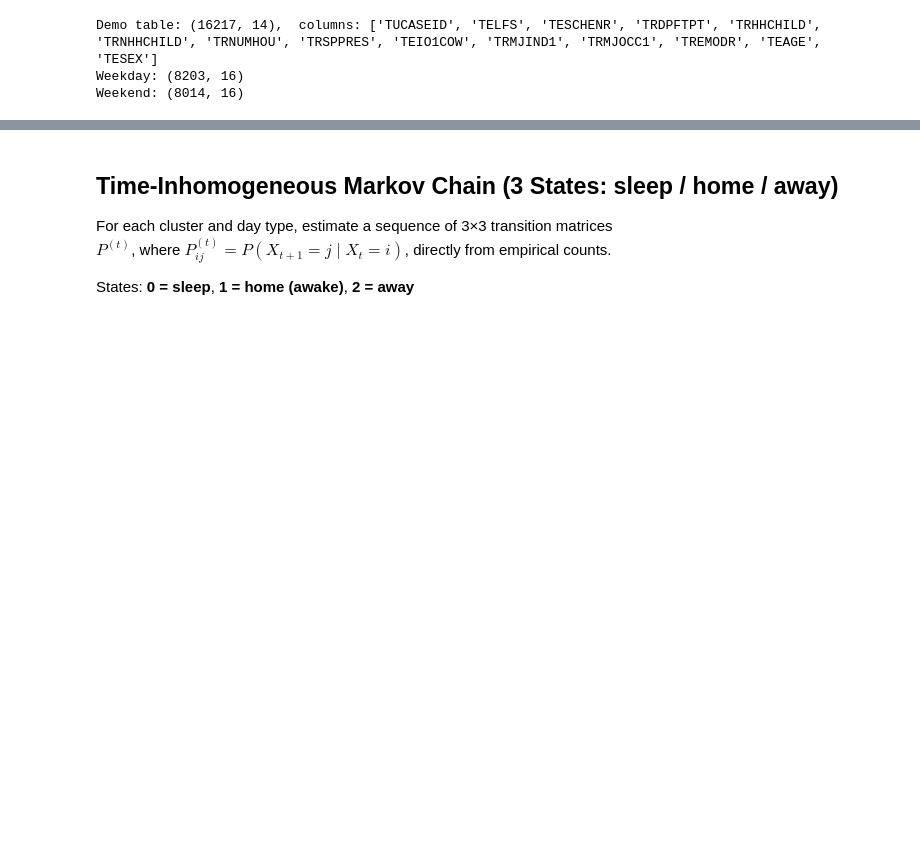
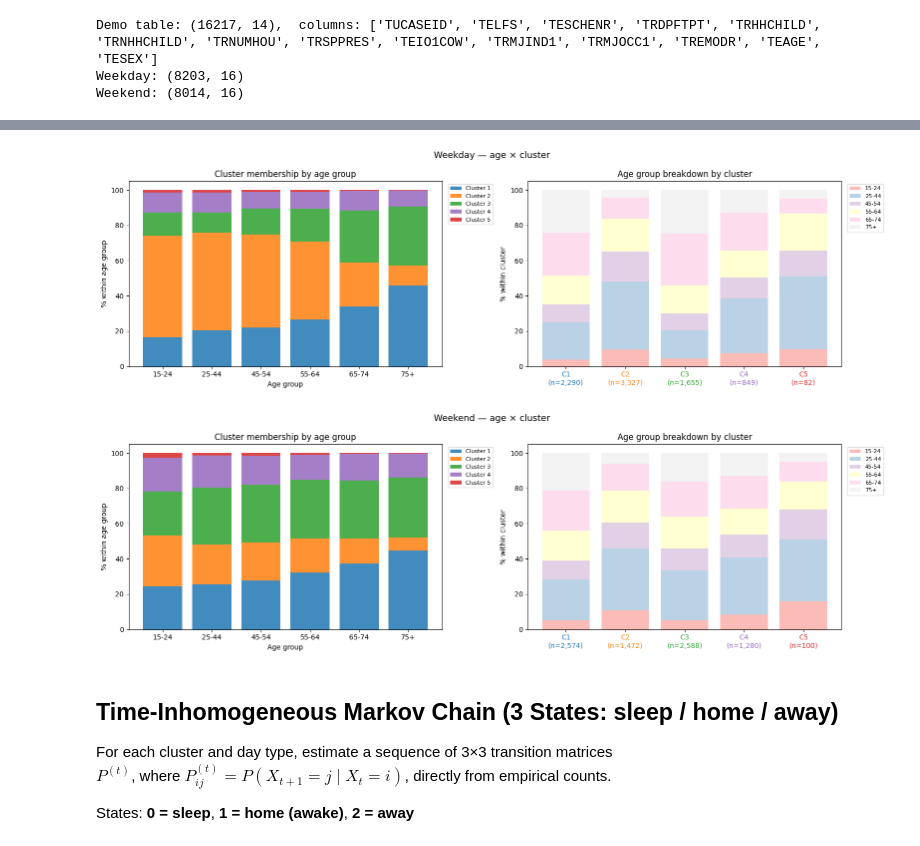
Before and after one commit to AmberJiayuSu/OBGeneration, a Jupyter notebook: assumption/clustered_MC.ipynb, the cells around one changed output, grey strips where cells are left out. Saved outputs shown, nothing was run; the diff lists cells and outputs as text; code cells hidden in the pictures; blank space fills up the shorter version.

```diff
--- a/assumption/clustered_MC.ipynb
+++ b/assumption/clustered_MC.ipynb
@@ -605,3 +652,66 @@ plot_age_cluster(demo_we, 'Weekend', 'we')
+# %%
+# ── Best scheme from Cramér's V: 6B — merge 25-44 ────────────────────────────
+AGE_BINS   = [15, 25, 45, 55, 65, 75, 90]
+AGE_LABELS = ['15-24', '25-44', '45-54', '55-64', '65-74', '75+']
+
+def plot_age_cluster(demo_df, daytype, tag):
+    df = demo_df[['cluster', 'TEAGE']].dropna().copy()
+    df['age_group'] = pd.cut(df['TEAGE'], bins=AGE_BINS, labels=AGE_LABELS, right=False)
+
+    meta      = cluster_meta[tag]
+    color_map = meta['color_map']
+    rank_map  = meta['rank_map']
+    order     = meta['order']           # raw cluster indices in display order
+    clusters  = list(order)
+    k         = len(clusters)
+
+    fig, axes = plt.subplots(1, 2, figsize=(16, 5))
+    fig.suptitle(f'{daytype} — age × cluster', fontsize=13)
+
+    # Panel 1: within each age group, % in each cluster (display order)
+    ax = axes[0]
+    age_cluster     = df.groupby(['age_group', 'cluster'], observed=True).size().unstack(fill_value=0)
+    age_cluster_pct = age_cluster.div(age_cluster.sum(axis=1), axis=0) * 100
+    bottom = np.zeros(len(AGE_LABELS))
+    for c in clusters:
+        if c not in age_cluster_pct.columns:
+            continue
+        vals = [age_cluster_pct.loc[a, c] if a in age_cluster_pct.index else 0 for a in AGE_LABELS]
+        ax.bar(AGE_LABELS, vals, bottom=bottom,
+               color=color_map[c], label=f'Cluster {rank_map[c]}', alpha=0.85)
+        bottom += np.array(vals)
+    ax.set_xlabel('Age group'); ax.set_ylabel('% within age group')
+    ax.set_title('Cluster membership by age group')
+    ax.legend(fontsize=8, bbox_to_anchor=(1.01, 1), loc='upper left')
+
+    # Panel 2: within each cluster, age group breakdown (x-axis in display order)
+    ax = axes[1]
+    grp_colors = plt.cm.Pastel1(np.linspace(0, 1, len(AGE_LABELS)))
+    bottom = np.zeros(k)
+    for j, ag in enumerate(AGE_LABELS):
+        vals = [(df[df['cluster'] == c]['age_group'] == ag).sum() /
+                max((df['cluster'] == c).sum(), 1) * 100
+                for c in clusters]
+        ax.bar(range(k), vals, bottom=bottom, color=grp_colors[j], label=ag, alpha=0.9)
+        bottom += np.array(vals)
+    # Color x-tick labels to match centroid plot
+    ax.set_xticks(range(k))
+    xticklabels = ax.set_xticklabels(
+        [f'C{rank_map[c]}\n(n={( demo_df["cluster"]==c).sum():,})' for c in clusters])
+    for lbl, c in zip(xticklabels, clusters):
+        lbl.set_color(color_map[c])
+    ax.set_ylabel('% within cluster')
+    ax.set_title('Age group breakdown by cluster')
+    ax.legend(fontsize=8, bbox_to_anchor=(1.01, 1), loc='upper left')
+
+    plt.tight_layout()
+    plt.show()
+
+plot_age_cluster(demo_wd, 'Weekday', 'wd')
+plot_age_cluster(demo_we, 'Weekend', 'we')
+# %% [output]
+[figure, added]
+[figure, added]
 # %% [markdown]
 ## Time-Inhomogeneous Markov Chain (3 States: sleep / home / away)
 
```
Also changed, not shown: parts of 23 cells of this notebook, 12 other files.
